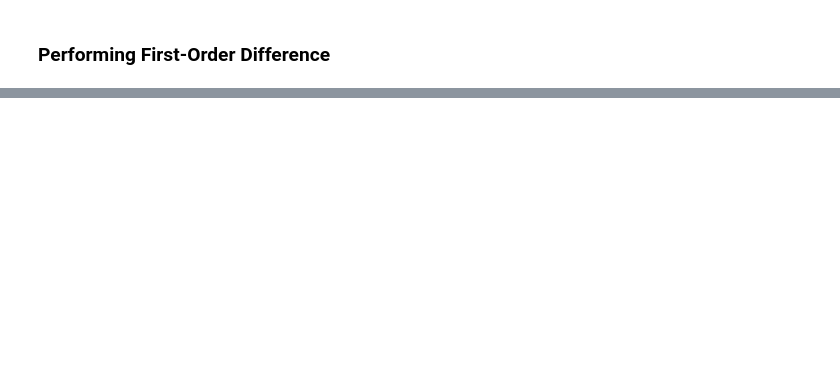
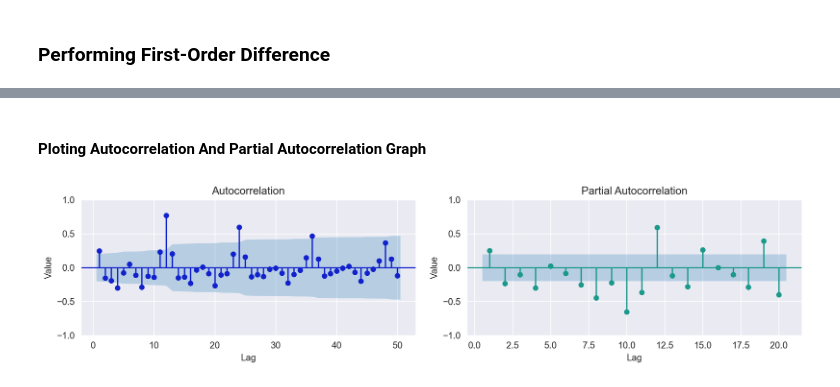
Before and after one commit to kunal-mallick/Data-Science-Assignments, a Jupyter notebook: Assignment_18_Forecasting/Code/Q1_AirlinesData.ipynb, the cells around one changed output, grey strips where cells are left out. Drawn from its saved outputs; the diff is of its cells as text; code cells hidden in the pictures; blank space fills up the shorter version.

```diff
--- a/Assignment_18_Forecasting/Code/Q1_AirlinesData.ipynb
+++ b/Assignment_18_Forecasting/Code/Q1_AirlinesData.ipynb
@@ -145,0 +174,16 @@ plt.legend()
+# %% [markdown]
+#### Ploting Autocorrelation And Partial Autocorrelation Graph
+# %%
+fig, ax = plt.subplots(ncols = 2)
+
+plt.setp(ax[0], xlabel='Lag')
+plt.setp(ax[0], ylabel='Value')
+plot_acf(fo['First-Order'], lags=50, ax = ax[0], color='#1122cc', vlines_kwargs={"colors": '#1122cc'}, zero = False);
+
+plt.setp(ax[1], xlabel='Lag')
+plt.setp(ax[1], ylabel='Value')
+plot_pacf(fo['First-Order'], ax = ax[1], color='#1b998b', vlines_kwargs={"colors": '#1b998b'}, zero = False);
+
+plt.tight_layout()
+# %% [output]
+[figure, added]
```
Also changed, not shown: parts of 15 cells of this notebook.
